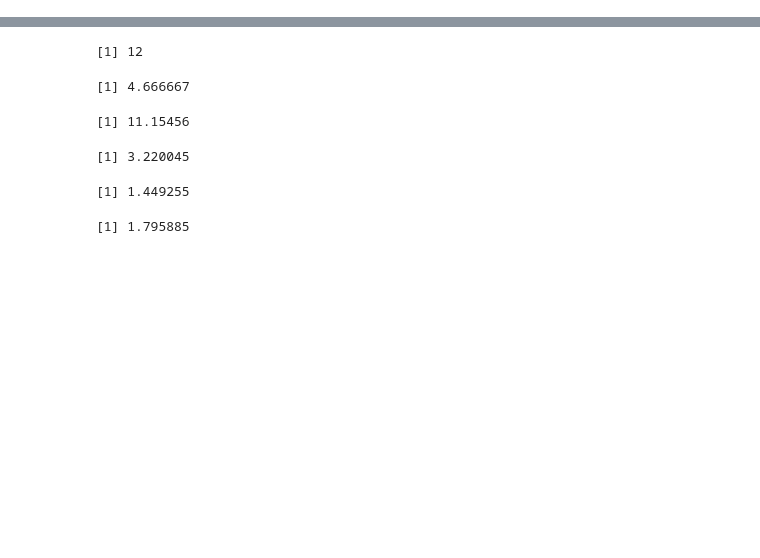
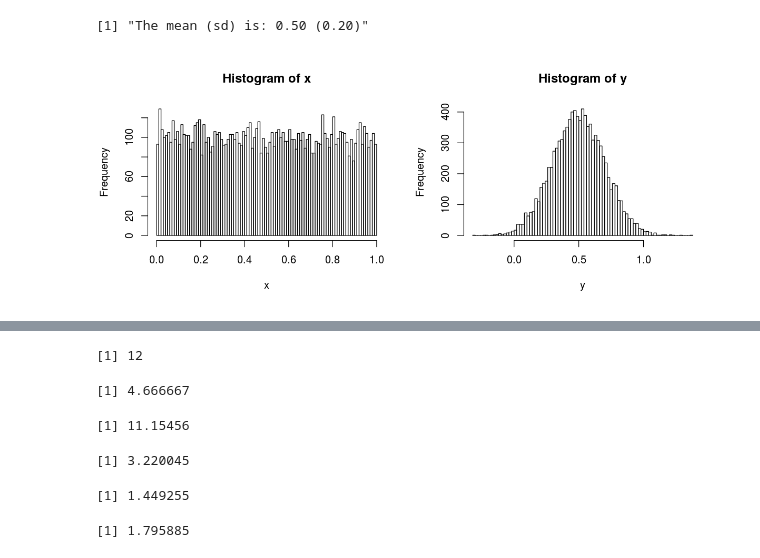
Before and after one commit to ebusato/jupyter_R, a Jupyter notebook: Exercices.ipynb, the cells around one changed output, grey strips where cells are left out. Drawn from its saved outputs; the diff is of its cells as text; code cells hidden in the pictures; blank space fills up the shorter version.

```diff
--- a/Exercices.ipynb
+++ b/Exercices.ipynb
@@ -0,0 +13,15 @@
+# %%
+x<-runif(10000)
+mu<-0.5
+sigma<-0.2
+y<-qnorm(x, mu, sigma)
+
+par(mfrow = c(1,2))
+options(repr.plot.width=10, repr.plot.height=4)
+hist(x, breaks=100)
+hist(y, breaks=100)
+
+sprintf("The mean (sd) is: %.2f (%.2f)", mean(y), sd(y))
+# %% [output]
+[1] "The mean (sd) is: 0.50 (0.20)"
+[figure, added]
```
Also changed, not shown: parts of 6 cells of this notebook, 1 other file.
